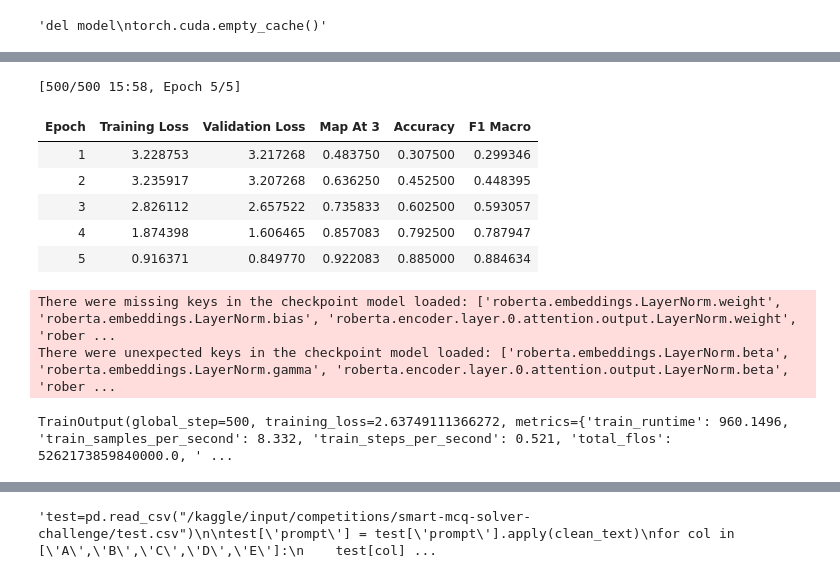
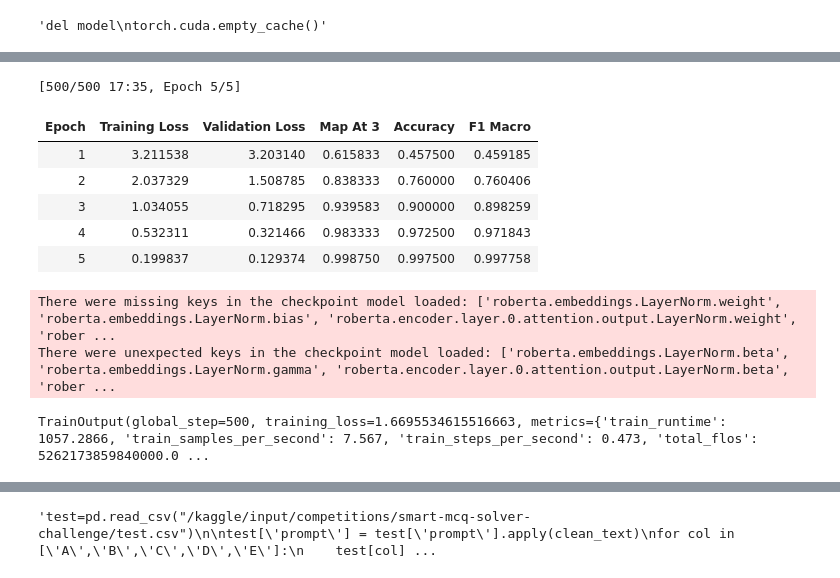
Before and after one commit to 24f2002314/DL-24f2002314-notebook-t22026, a Jupyter notebook: DL-24f2002314-notebook-t22026.ipynb, the cells around one changed output, grey strips where cells are left out. Saved outputs shown, nothing was run; the diff lists cells and outputs as text; code cells hidden in the pictures.

```diff
--- a/DL-24f2002314-notebook-t22026.ipynb
+++ b/DL-24f2002314-notebook-t22026.ipynb
@@ -811,20 +811,20 @@ TrainOutput(global_step=600, training_loss=1.295431083596001, metrics={'train_ru
 # %%
-train_args2=TrainingArguments(output_dir="./roberta-base-mcq",learning_rate=1e-5,eval_strategy="epoch",gradient_checkpointing=False,save_strategy="epoch",num_train_epochs=5,warmup_steps=500,remove_unused_columns=False,max_grad_norm=1.0,
+train_args2=TrainingArguments(output_dir="./roberta-base-mcq",learning_rate=4e-5,eval_strategy="epoch",gradient_checkpointing=False,save_strategy="epoch",num_train_epochs=5,warmup_steps=500,remove_unused_columns=False,max_grad_norm=1.0,
                              fp16=False,weight_decay=0.01,logging_steps=10,metric_for_best_model="map_at_3",per_device_train_batch_size=8,per_device_eval_batch_size=8,load_best_model_at_end=True)
 
 trainer2=Trainer(model=model2,args=train_args2,train_dataset=processed_train2,eval_dataset=processed_val2,compute_metrics=compute_metrics)
 trainer2.train()
 # %% [output]
-[500/500 15:58, Epoch 5/5]
+[500/500 17:35, Epoch 5/5]
 | Epoch | Training Loss | Validation Loss | Map At 3 | Accuracy | F1 Macro |
-| 1 | 3.228753 | 3.217268 | 0.483750 | 0.307500 | 0.299346 |
-| 2 | 3.235917 | 3.207268 | 0.636250 | 0.452500 | 0.448395 |
-| 3 | 2.826112 | 2.657522 | 0.735833 | 0.602500 | 0.593057 |
-| 4 | 1.874398 | 1.606465 | 0.857083 | 0.792500 | 0.787947 |
-| 5 | 0.916371 | 0.849770 | 0.922083 | 0.885000 | 0.884634 |
+| 1 | 3.211538 | 3.203140 | 0.615833 | 0.457500 | 0.459185 |
+| 2 | 2.037329 | 1.508785 | 0.838333 | 0.760000 | 0.760406 |
+| 3 | 1.034055 | 0.718295 | 0.939583 | 0.900000 | 0.898259 |
+| 4 | 0.532311 | 0.321466 | 0.983333 | 0.972500 | 0.971843 |
+| 5 | 0.199837 | 0.129374 | 0.998750 | 0.997500 | 0.997758 |
 There were missing keys in the checkpoint model loaded: ['roberta.embeddings.LayerNorm.weight', 'roberta.embeddings.LayerNorm.bias', 'roberta.encoder.layer.0.attention.output.LayerNorm.weight', 'rober ...
 There were unexpected keys in the checkpoint model loaded: ['roberta.embeddings.LayerNorm.beta', 'roberta.embeddings.LayerNorm.gamma', 'roberta.encoder.layer.0.attention.output.LayerNorm.beta', 'rober ...
-TrainOutput(global_step=500, training_loss=2.63749111366272, metrics={'train_runtime': 960.1496, 'train_samples_per_second': 8.332, 'train_steps_per_second': 0.521, 'total_flos': 5262173859840000.0, ' ...
+TrainOutput(global_step=500, training_loss=1.6695534615516663, metrics={'train_runtime': 1057.2866, 'train_samples_per_second': 7.567, 'train_steps_per_second': 0.473, 'total_flos': 5262173859840000.0 ...
 # %%
 val_results1=trainer1.predict(processed_val1)
 val_results2=trainer2.predict(processed_val2)
```
Also changed, not shown: parts of 10 cells of this notebook.
